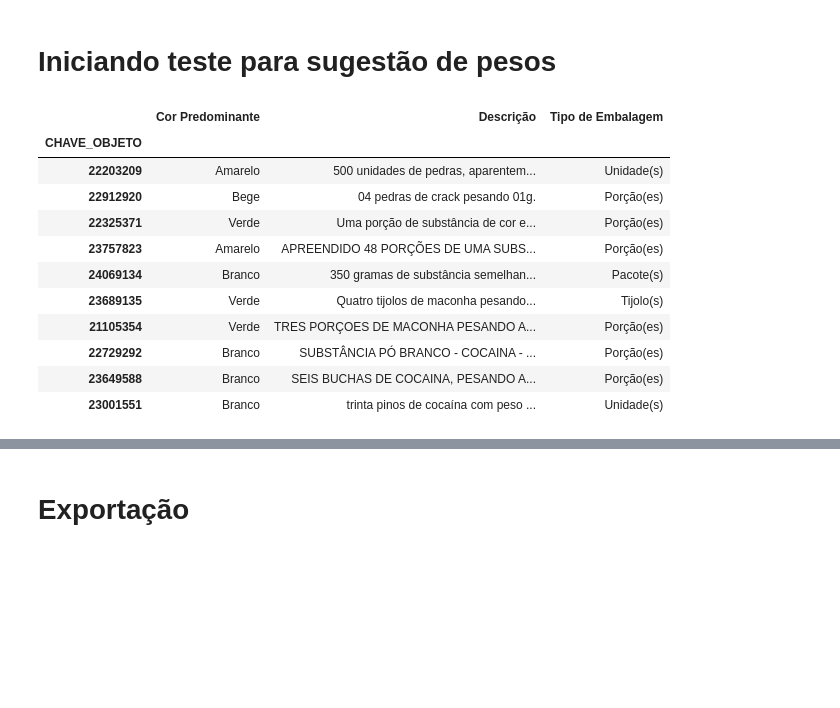
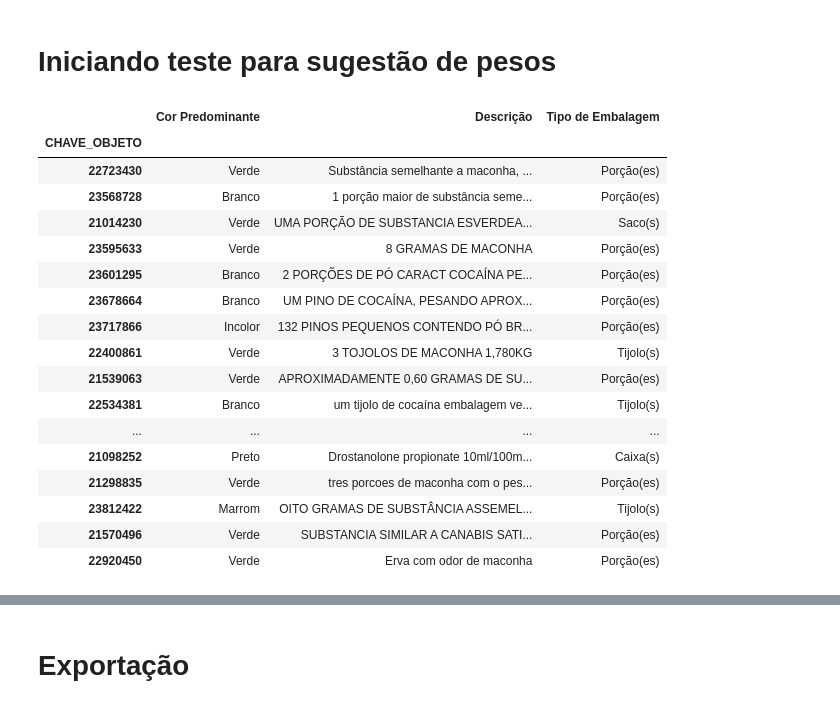
Before and after one commit to giuliannocappellari/Grafos, a Jupyter notebook: Indicadores/Drogas_Mais_Analises.ipynb, the cells around one changed output, grey strips where cells are left out. Cells and saved outputs as stored; diff of their text form; code cells hidden in the pictures; blank space fills up the shorter version.

```diff
--- a/Indicadores/Drogas_Mais_Analises.ipynb
+++ b/Indicadores/Drogas_Mais_Analises.ipynb
@@ -329,20 +327,26 @@ sem_nan.duplicated().sum()
 # %%
 # Mostrando o dataframe com as linhas completas para ler a descrição completa na tela
 pd.set_option("display.max_colwidth", None)
-sem_nan.sample(10)
+sem_nan.sample(100)
 # %% [output]
 |  | Cor Predominante | Descrição | Tipo de Embalagem |
 | CHAVE_OBJETO |  |  |  |
-| 22203209 | Amarelo | 500 unidades de pedras, aparentem... | Unidade(s) |
-| 22912920 | Bege | 04 pedras de crack pesando 01g. | Porção(es) |
-| 22325371 | Verde | Uma porção de substância de cor e... | Porção(es) |
-| 23757823 | Amarelo | APREENDIDO 48 PORÇÕES DE UMA SUBS... | Porção(es) |
-| 24069134 | Branco | 350 gramas de substância semelhan... | Pacote(s) |
-| 23689135 | Verde | Quatro tijolos de maconha pesando... | Tijolo(s) |
-| 21105354 | Verde | TRES PORÇOES DE MACONHA PESANDO A... | Porção(es) |
-| 22729292 | Branco | SUBSTÂNCIA PÓ BRANCO - COCAINA - ... | Porção(es) |
-| 23649588 | Branco | SEIS BUCHAS DE COCAINA, PESANDO A... | Porção(es) |
-| 23001551 | Branco | trinta pinos de cocaína com peso ... | Unidade(s) |
+| 22723430 | Verde | Substância semelhante a maconha, ... | Porção(es) |
+| 23568728 | Branco | 1 porção maior de substância seme... | Porção(es) |
+| 21014230 | Verde | UMA PORÇÃO DE SUBSTANCIA ESVERDEA... | Saco(s) |
+| 23595633 | Verde | 8 GRAMAS DE MACONHA | Porção(es) |
+| 23601295 | Branco | 2 PORÇÕES DE PÓ CARACT COCAÍNA PE... | Porção(es) |
+| 23678664 | Branco | UM PINO DE COCAÍNA, PESANDO APROX... | Porção(es) |
+| 23717866 | Incolor | 132 PINOS PEQUENOS CONTENDO PÓ BR... | Porção(es) |
+| 22400861 | Verde | 3 TOJOLOS DE MACONHA 1,780KG | Tijolo(s) |
+| 21539063 | Verde | APROXIMADAMENTE 0,60 GRAMAS DE SU... | Porção(es) |
+| 22534381 | Branco | um tijolo de cocaína embalagem ve... | Tijolo(s) |
+| ... | ... | ... | ... |
+| 21098252 | Preto | Drostanolone propionate 10ml/100m... | Caixa(s) |
+| 21298835 | Verde | tres porcoes de maconha com o pes... | Porção(es) |
+| 23812422 | Marrom | OITO GRAMAS DE SUBSTÂNCIA ASSEMEL... | Tijolo(s) |
+| 21570496 | Verde | SUBSTANCIA SIMILAR A CANABIS SATI... | Porção(es) |
+| 22920450 | Verde | Erva com odor de maconha | Porção(es) |
 # %%
 dicionario_numero = ['0','1', '2', '3', '4', '5', '6', '7', '8', '9']
 # %%
```
Also changed, not shown: parts of 4 cells of this notebook.
